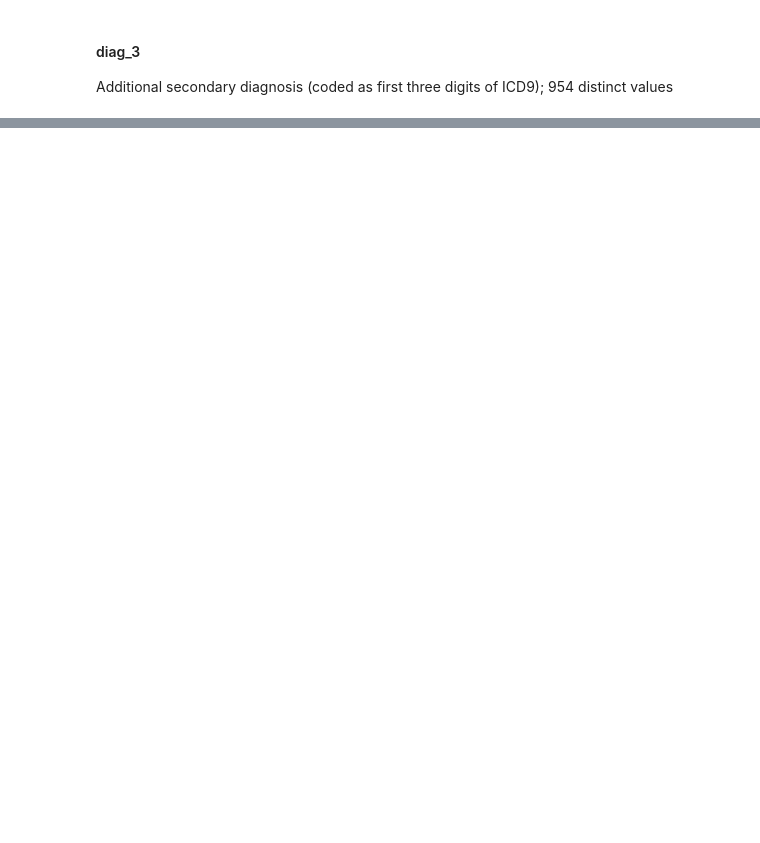
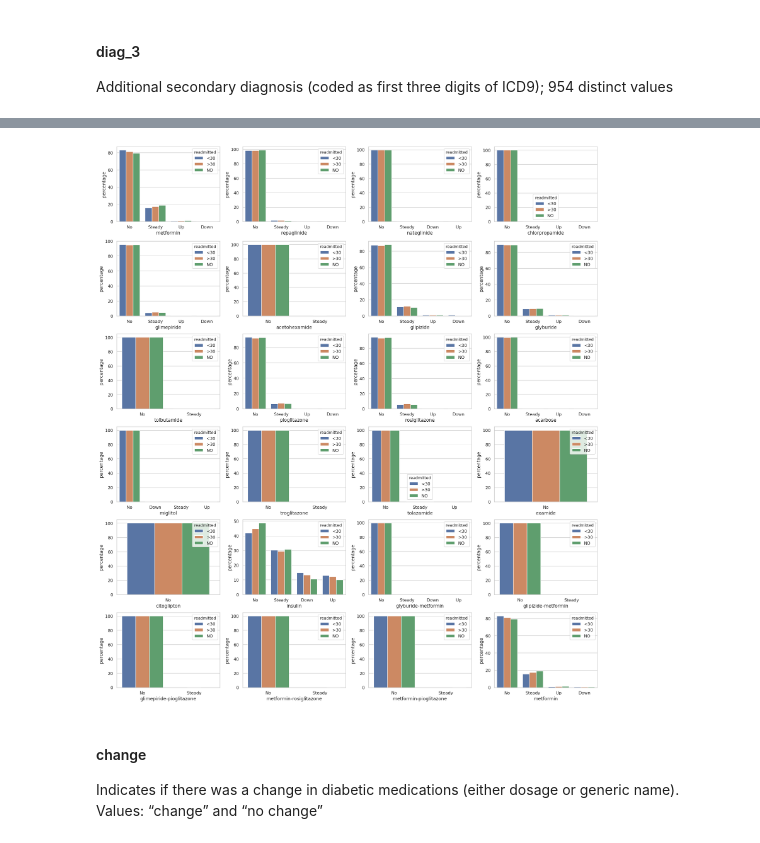
Before and after one commit to pmacinec/diabetes-patients-readmissions-prediction, a Jupyter notebook: notebooks/0_data_analysis.ipynb, the cells around one changed output, grey strips where cells are left out. Drawn from its saved outputs; the diff is of its cells as text; code cells hidden in the pictures; blank space fills up the shorter version.

```diff
--- a/notebooks/0_data_analysis.ipynb
+++ b/notebooks/0_data_analysis.ipynb
@@ -545,0 +559,6 @@ barplot_per_classes(df, 'diag_3_category', 'readmitted', ticks_rotation=30)
+# %%
+all_medicaments = ['metformin', 'repaglinide', 'nateglinide', 'chlorpropamide',
+       'glimepiride', 'acetohexamide', 'glipizide', 'glyburide', 'tolbutamide',
+       'pioglitazone', 'rosiglitazone', 'acarbose', 'miglitol', 'troglitazone',
+       'tolazamide', 'examide', 'citoglipton', 'insulin','glyburide-metformin',
+        'glipizide-metformin', 'glimepiride-pioglitazone', 'metformin-rosiglitazone', 'metformin-pioglitazone', 'metformin']
@@ -545,0 +583,12 @@ barplot_per_classes(df, 'diag_3_category', 'readmitted', ticks_rotation=30)
+# %%
+fig, axs = plt.subplots(nrows=6, ncols=4, constrained_layout=True)
+fig.set_size_inches(18, 20)
+for y in range(0,6):
+    for x in range(0,4):
+        barplot_per_classes(df, all_medicaments[x + 4 * y],'readmitted', ax=axs[y][x])
+# %% [output]
+[figure, added]
+# %% [markdown]
+#### change
+Indicates if there was a change in diabetic medications (either dosage or generic
+name). Values: “change” and “no change”
```
Also changed, not shown: parts of 16 cells of this notebook.
